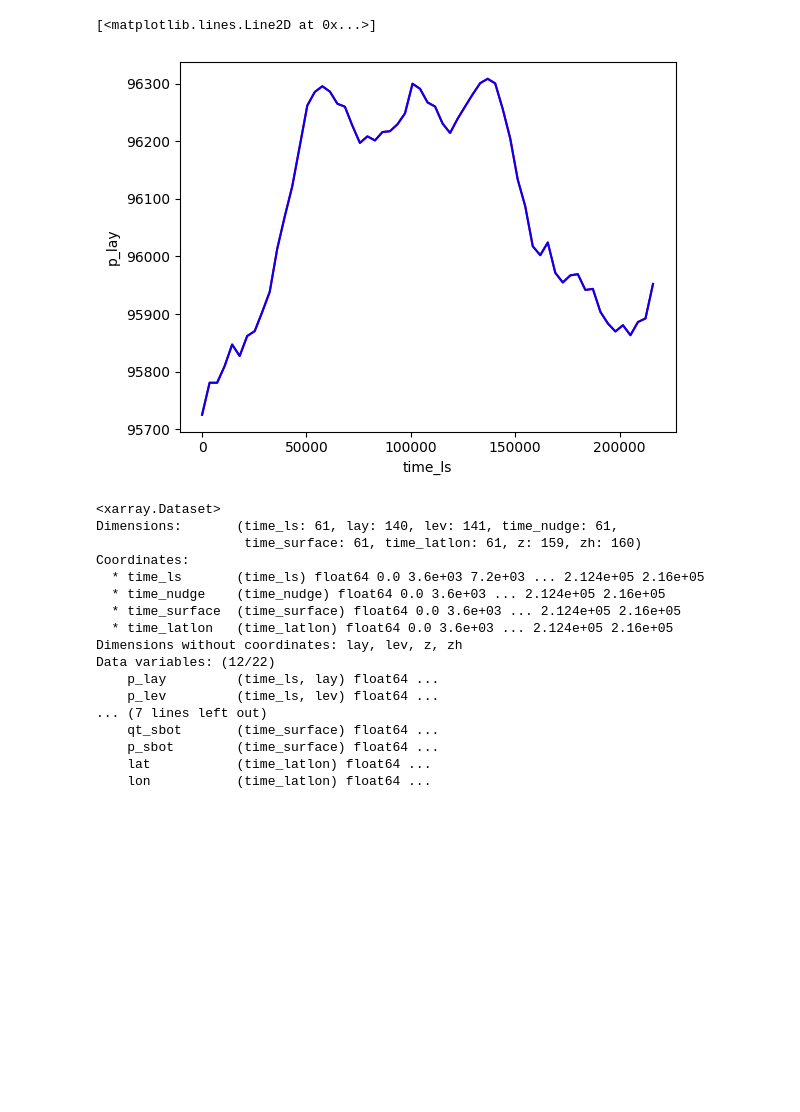
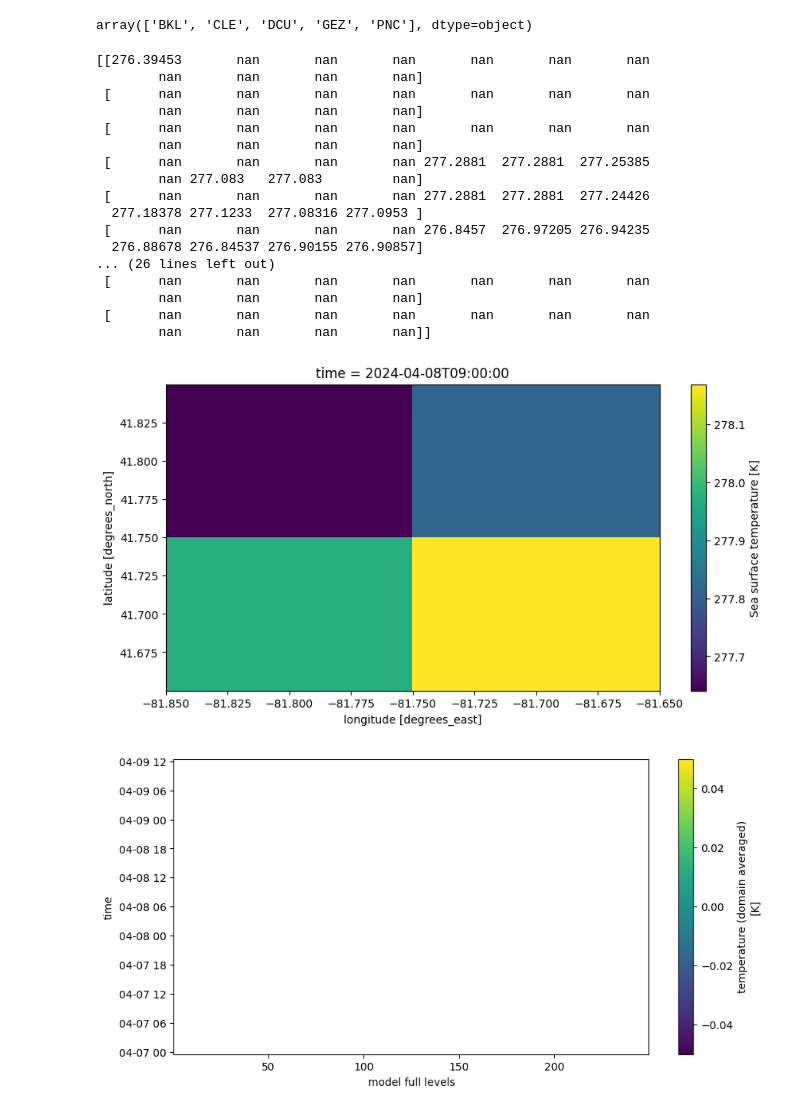
Before and after one commit to girishnigamanth/python_files, a Jupyter notebook: LSM/eclipse.ipynb, the cells around one changed output. Drawn from its saved outputs; the diff is of its cells as text; code cells hidden in the pictures; blank space fills up the shorter version.

```diff
--- a/LSM/eclipse.ipynb
+++ b/LSM/eclipse.ipynb
@@ -31,29 +39,36 @@ ds.LE.plot.line('b-',x='time')
-# %%
-ds=xr.open_dataset('/fs/ess/PFS0220/LSM/Eclipse/NY_20240408/NY_input_old.nc',group='timedep')
-ds2=xr.open_dataset('/fs/ess/PFS0220/LSM/Eclipse/NY_20240408/NY_input.nc',group='timedep')
-
-ds.p_lay.isel(lay=0).plot.line('r-',x='time_ls')
-ds2.p_lay.isel(lay=0).plot.line('b-',x='time_ls')
-# %% [output]
-[<matplotlib.lines.Line2D at 0x...>]
-[figure, removed]
-# %%
-ds
-# %% [output]
-<xarray.Dataset>
-Dimensions:       (time_ls: 61, lay: 140, lev: 141, time_nudge: 61,
-                   time_surface: 61, time_latlon: 61, z: 159, zh: 160)
-Coordinates:
-  * time_ls       (time_ls) float64 0.0 3.6e+03 7.2e+03 ... 2.124e+05 2.16e+05
-  * time_nudge    (time_nudge) float64 0.0 3.6e+03 ... 2.124e+05 2.16e+05
-  * time_surface  (time_surface) float64 0.0 3.6e+03 ... 2.124e+05 2.16e+05
-  * time_latlon   (time_latlon) float64 0.0 3.6e+03 ... 2.124e+05 2.16e+05
-Dimensions without coordinates: lay, lev, z, zh
-Data variables: (12/22)
-    p_lay         (time_ls, lay) float64 ...
-    p_lev         (time_ls, lev) float64 ...
-... (7 lines left out)
-    qt_sbot       (time_surface) float64 ...
-    p_sbot        (time_surface) float64 ...
-    lat           (time_latlon) float64 ...
-    lon           (time_latlon) float64 ...
+# %%
+df.station.unique()
+# %% [output]
+array(['BKL', 'CLE', 'DCU', 'GEZ', 'PNC'], dtype=object)
+# %%
+import xarray as xr
+import matplotlib.pyplot as pl
+ds=xr.open_dataset('/users/PFS0220/graghuna/microhh/microhh_t/microhh/python/data/domains/ERIE_data/an_single_2024-04-08.nc')
+ds_kpt=xr.open_dataset('/users/PFS0220/graghuna/microhh/microhh_t/microhh/python/data/forcings/ERIE.kpt.nc')
+
+pl.figure(figsize=(10,5))
+ds.sst.isel(time=9,latitude=slice(12,14),longitude=slice(2,4)).plot()
+
+pl.figure(figsize=(10,5))
+ds_kpt['t'].plot()
+print(ds.sst.isel(time=9).values)
+# %% [output]
+[[276.39453       nan       nan       nan       nan       nan       nan
+        nan       nan       nan       nan]
+ [      nan       nan       nan       nan       nan       nan       nan
+        nan       nan       nan       nan]
+ [      nan       nan       nan       nan       nan       nan       nan
+        nan       nan       nan       nan]
+ [      nan       nan       nan       nan 277.2881  277.2881  277.25385
+        nan 277.083   277.083         nan]
+ [      nan       nan       nan       nan 277.2881  277.2881  277.24426
+  277.18378 277.1233  277.08316 277.0953 ]
+ [      nan       nan       nan       nan 276.8457  276.97205 276.94235
+  276.88678 276.84537 276.90155 276.90857]
+... (26 lines left out)
+ [      nan       nan       nan       nan       nan       nan       nan
+        nan       nan       nan       nan]
+ [      nan       nan       nan       nan       nan       nan       nan
+        nan       nan       nan       nan]]
+[figure, added]
+[figure, added]
```
Also changed, not shown: parts of 5 cells of this notebook, 2 other files.
